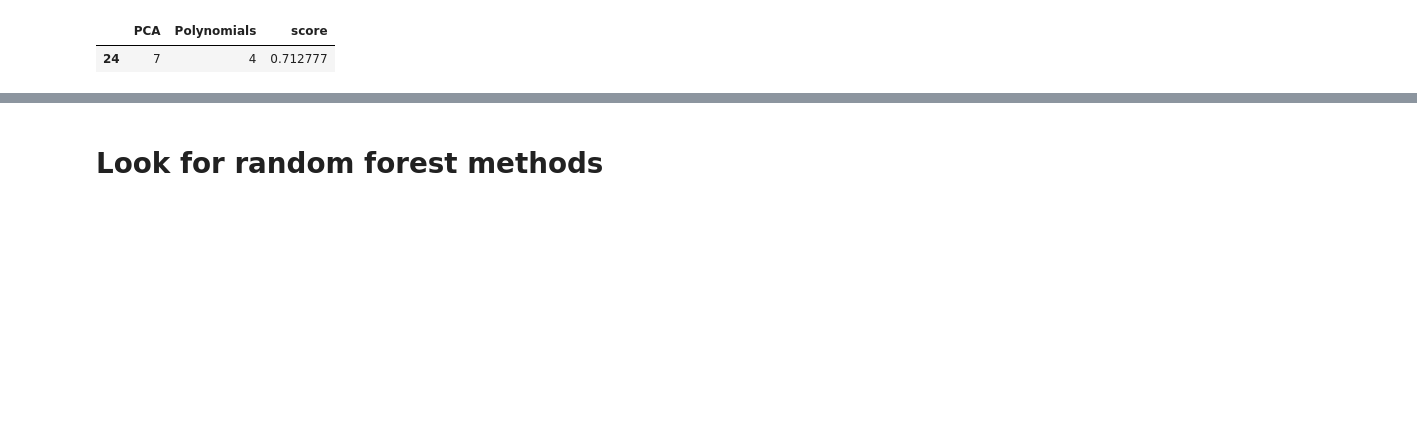
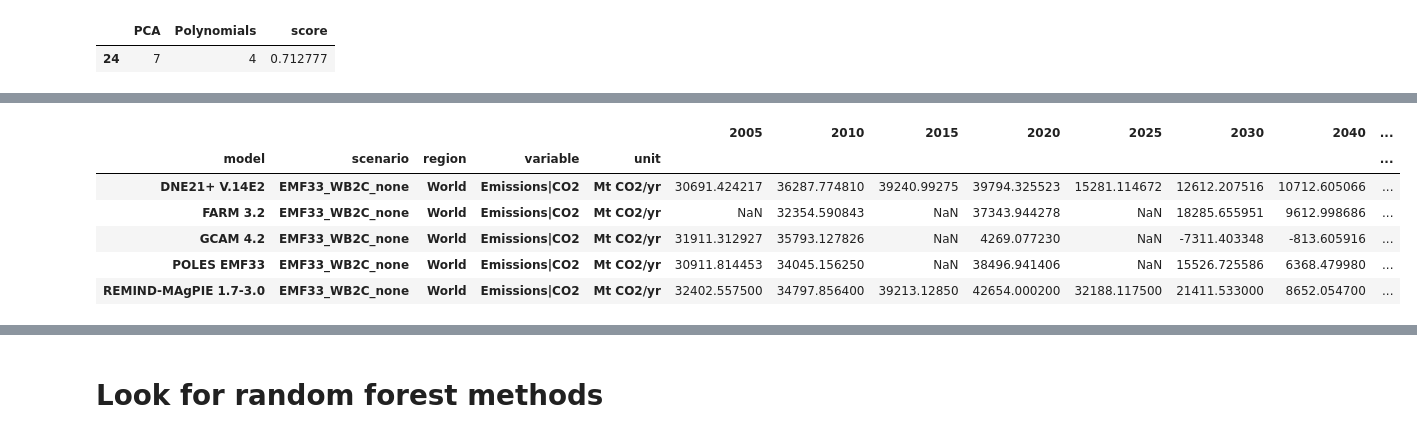
Before and after one commit to Rlamboll/PROVIDEemissions, a Jupyter notebook: notebooks/Reversal_of_AR6_DB.ipynb, the cells around one changed output, grey strips where cells are left out. Drawn from its saved outputs; the diff is of its cells as text; code cells hidden in the pictures; blank space fills up the shorter version.

```diff
--- a/notebooks/Reversal_of_AR6_DB.ipynb
+++ b/notebooks/Reversal_of_AR6_DB.ipynb
@@ -351,3 +388,13 @@ predicted = poly_model.predict(poly_test)
+# %%
+ar6.filter(scenario="EMF33_WB2C_none", variable=co2).timeseries()
+# %% [output]
+|  |  |  |  |  | 2005 | 2010 | 2015 | 2020 | 2025 | 2030 | 2040 | ... |
+| model | scenario | region | variable | unit |  |  |  |  |  |  |  | ... |
+| DNE21+ V.14E2 | EMF33_WB2C_none | World | Emissions|CO2 | Mt CO2/yr | 30691.424217 | 36287.774810 | 39240.99275 | 39794.325523 | 15281.114672 | 12612.207516 | 10712.605066 | ... |
+| FARM 3.2 | EMF33_WB2C_none | World | Emissions|CO2 | Mt CO2/yr | NaN | 32354.590843 | NaN | 37343.944278 | NaN | 18285.655951 | 9612.998686 | ... |
+| GCAM 4.2 | EMF33_WB2C_none | World | Emissions|CO2 | Mt CO2/yr | 31911.312927 | 35793.127826 | NaN | 4269.077230 | NaN | -7311.403348 | -813.605916 | ... |
+| POLES EMF33 | EMF33_WB2C_none | World | Emissions|CO2 | Mt CO2/yr | 30911.814453 | 34045.156250 | NaN | 38496.941406 | NaN | 15526.725586 | 6368.479980 | ... |
+| REMIND-MAgPIE 1.7-3.0 | EMF33_WB2C_none | World | Emissions|CO2 | Mt CO2/yr | 32402.557500 | 34797.856400 | 39213.12850 | 42654.000200 | 32188.117500 | 21411.533000 | 8652.054700 | ... |
 # %%
 plt.figure(figsize=(12, 8))
 corcoefs = []
```
Also changed, not shown: parts of 12 cells of this notebook, 4 other files.
